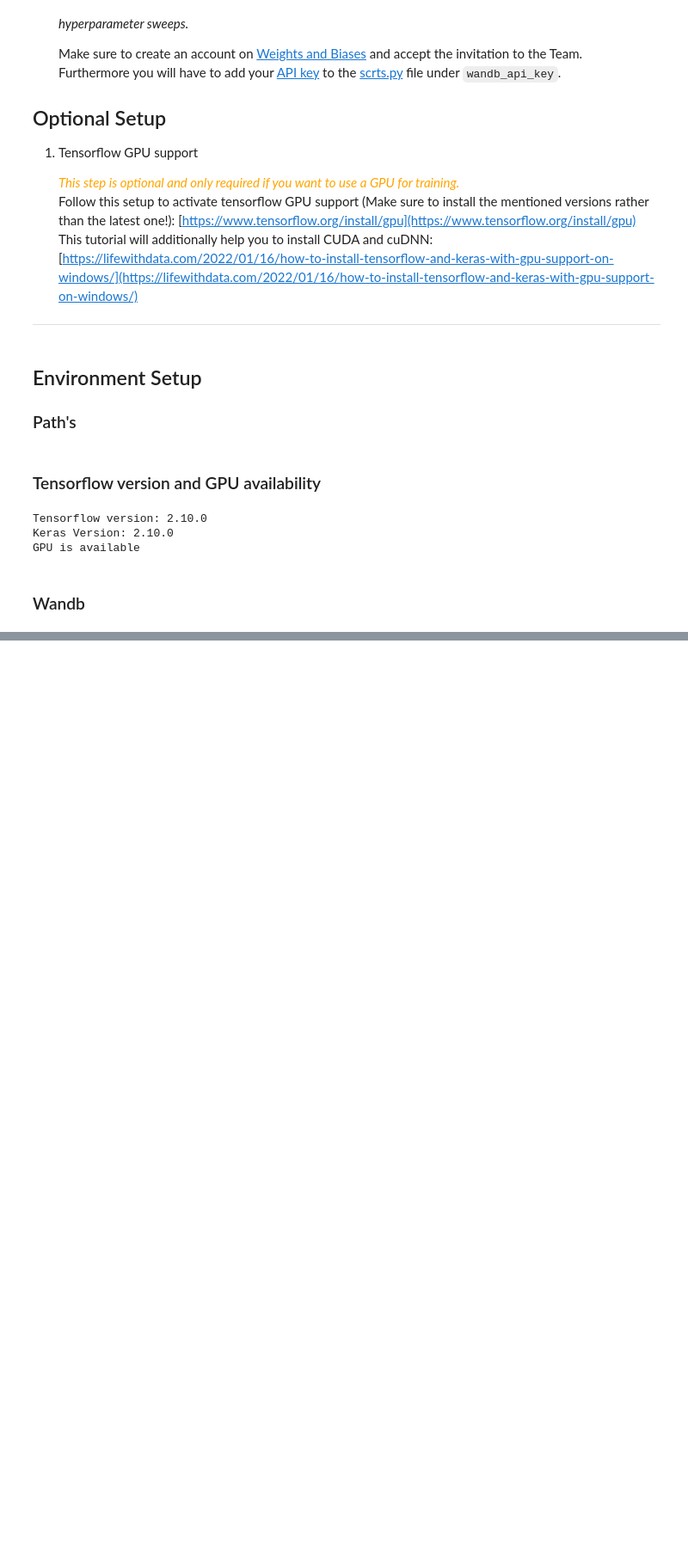
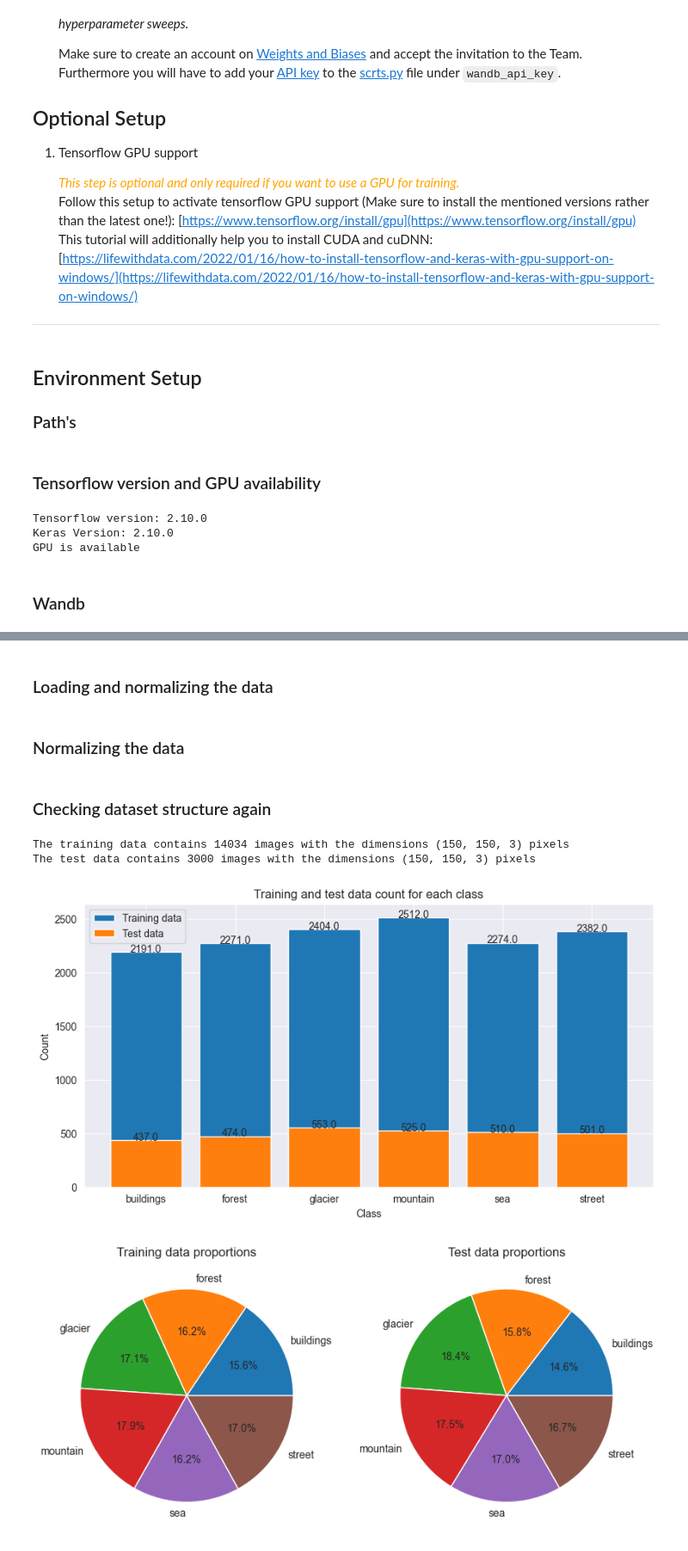
Before and after one commit to DIS21a1-WS22-23-Group-10/DIS21a.1_WS-2223_exam, a Jupyter notebook: Exam_WS2223.ipynb, the cells around one changed output, grey strips where cells are left out. Shown at 86% size. Cells and saved outputs as stored; diff of their text form; code cells hidden in the pictures; blank space fills up the shorter version.

Commit message:
added data preprocessing and visualization

```diff
--- a/Exam_WS2223.ipynb
+++ b/Exam_WS2223.ipynb
@@ -97,9 +97,9 @@ path = os.getcwd()
 notebookpath = os.path.join(path, 'Exam_WS2223.ipynb')
 
 datapath = os.path.join(path, 'data')
-data_testpath = os.path.join(datapath, 'test')
-data_trainpath = os.path.join(datapath, 'train')
-data_valpath = os.path.join(datapath, 'pred')
+data_testpath = os.path.join(datapath, 'seg_test')
+data_trainpath = os.path.join(datapath, 'seg_train')
+data_valpath = os.path.join(datapath, 'seg_pred')
 # %% [markdown]
 ### Tensorflow version and GPU availability
 # %%
@@ -144,0 +210,2 @@ wandb.init(project="Exam", entity="dis21a1_ws22-21_gruppe10")
+# %% [markdown]
+### Loading and normalizing the data
@@ -144,0 +245,2 @@ wandb.init(project="Exam", entity="dis21a1_ws22-21_gruppe10")
+# %% [markdown]
+### Normalizing the data
@@ -144,0 +272,47 @@ wandb.init(project="Exam", entity="dis21a1_ws22-21_gruppe10")
+# %% [markdown]
+### Checking dataset structure again
+# %%
+# Checking the dimensions of the data
+print(f"The training data contains {len(train_data)} images with the dimensions {train_data[0].shape} pixels")
+print(f"The test data contains {len(test_data)} images with the dimensions {test_data[0].shape} pixels")
+
+# Showing training and test data count for each class
+import matplotlib.pyplot as plt
+import seaborn as sns
+sns.set_style("darkgrid")
+plt.figure(figsize=(10, 5))
+plt.title("Training and test data count for each class")
+plt.xlabel("Class")
+plt.ylabel("Count")
+plt.bar(classes, [train_labels[:, i].sum() for i in range(len(classes))], label="Training data")
+plt.bar(classes, [test_labels[:, i].sum() for i in range(len(classes))], label="Test data")
+for i in range(len(classes)):
+    plt.text(x=classes[i], y=train_labels[:, i].sum(), s=train_labels[:, i].sum(), ha="center")
+    plt.text(x=classes[i], y=test_labels[:, i].sum(), s=test_labels[:, i].sum(), ha="center")
+plt.legend()
+plt.show()
+
+# Showing the proportion each class has in the training and test data in a pie chart
+plt.figure(figsize=(10, 5))
+plt.subplot(1, 2, 1)
+plt.title("Training data proportions")
+plt.pie([train_labels[:, i].sum() for i in range(len(classes))], labels=classes, autopct="%1.1f%%")
+plt.subplot(1, 2, 2)
+plt.title("Test data proportions")
+plt.pie([test_labels[:, i].sum() for i in range(len(classes))], labels=classes, autopct="%1.1f%%")
+plt.show()
+
+# Showing 5 random images from each class
+plt.figure(figsize=(15, 10))
+plt.suptitle("Image examples from each class")
+for i in range(len(classes)):
+    plt.subplot(2, 3, i + 1)
+    plt.title(classes[i])
+    plt.axis("off")
+    plt.imshow(train_data[np.random.choice(np.where(train_labels[:, i] == 1)[0])])
+plt.show()
+# %% [output]
+The training data contains 14034 images with the dimensions (150, 150, 3) pixels
+The test data contains 3000 images with the dimensions (150, 150, 3) pixels
+[figure, added]
+[figure, added]
```
Also changed, not shown: parts of 8 cells of this notebook.
